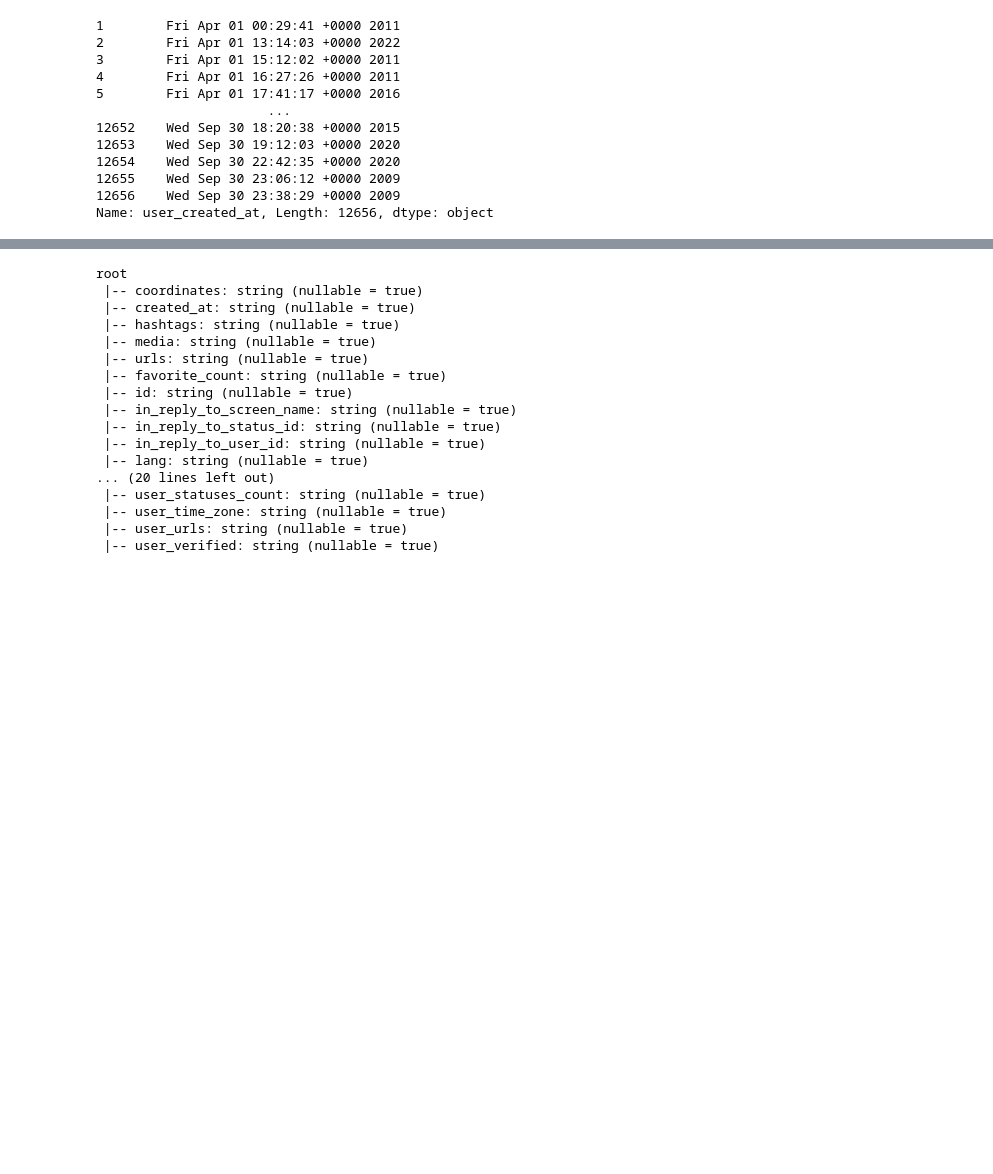
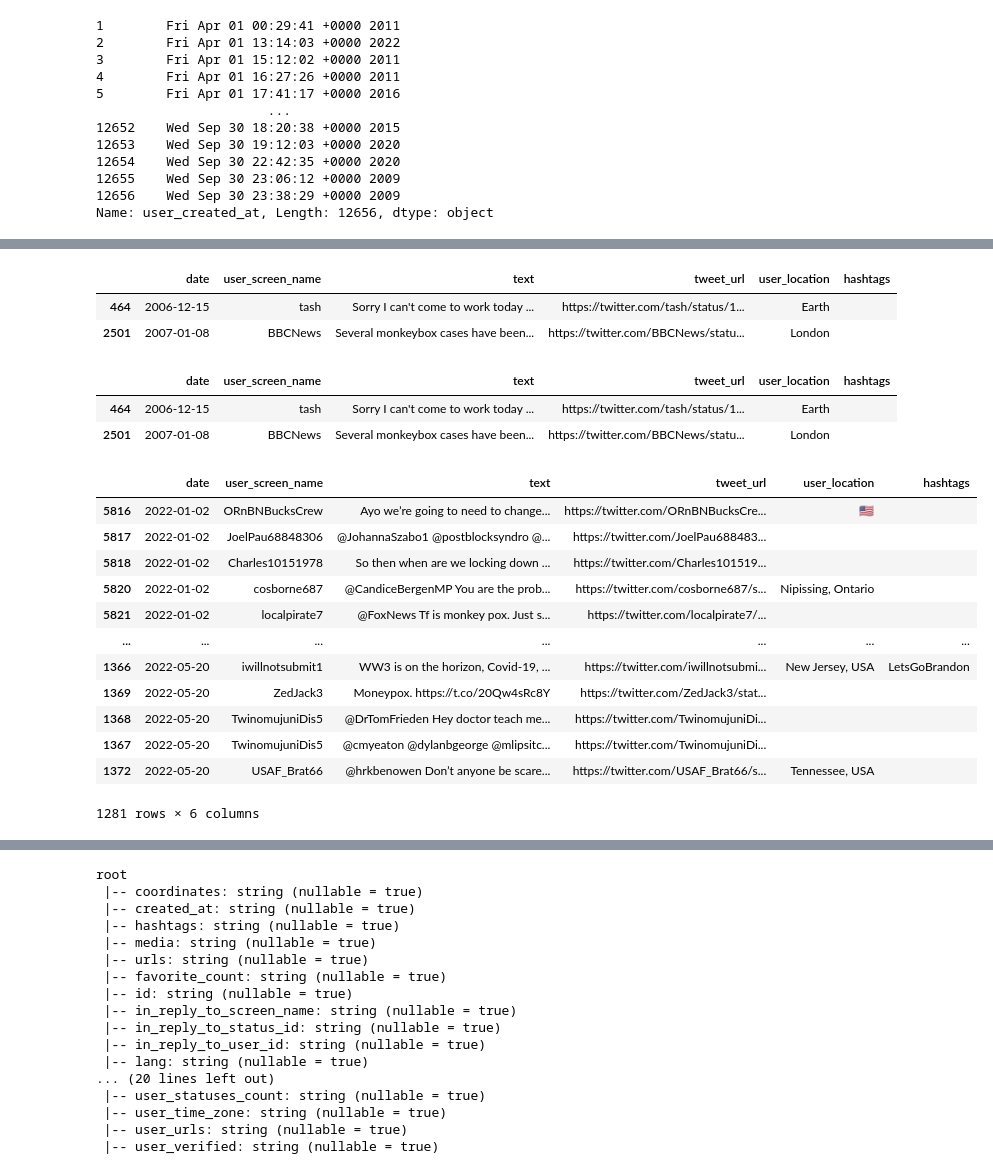
Before and after one commit to slp22/data-engineering-project, a Jupyter notebook: engineering_monkeypox_pipeline.ipynb, the cells around one changed output, grey strips where cells are left out. Cells and saved outputs as stored; diff of their text form; code cells hidden in the pictures; blank space fills up the shorter version.

```diff
--- a/engineering_monkeypox_pipeline.ipynb
+++ b/engineering_monkeypox_pipeline.ipynb
@@ -246,10 +246,3 @@ tweets_1['user_created_at']
 12655    Wed Sep 30 23:06:12 +0000 2009
 12656    Wed Sep 30 23:38:29 +0000 2009
 Name: user_created_at, Length: 12656, dtype: object
-# %%
-# tweets_1['date'] = tweets_1['user_created_at'].astype('datetime64[ns]')
-# tweets_1['date'] = pd.to_datetime(tweets_1['user_created_at'], format='%Y-%m-%dT%l:%M:%S%z')
-# tweets_1['date'] = pd.to_datetime(tweets_1['user_created_at'], infer_datetime_format=True)
-
-
-tweets_1['date'] = pd.to_datetime(tweets_1['user_created_at'], format='%a %b %d %M:%M:%S +0000 %Y')
@@ -258,3 +249,7 @@ error: ignored
+# %%
+tweets_1['date'] = pd.to_datetime(tweets_1['user_created_at'],
+                                  format='%a %b %d %H:%M:%S +0000 %Y',
+                                  errors='coerce').dt.date
 # %%
 tweets_1.info()
 # %%
@@ -273,8 +282,36 @@ tweets_1 = tweets_1[['date',
                      'user_location',
                      'hashtags']]
 tweets_1.head(2)
+# %% [output]
+|  | date | user_screen_name | text | tweet_url | user_location | hashtags |
+| 464 | 2006-12-15 | tash | Sorry I can't come to work today ... | https://twitter.com/tash/status/1... | Earth |  |
+| 2501 | 2007-01-08 | BBCNews | Several monkeybox cases have been... | https://twitter.com/BBCNews/statu... | London |  |
 # %%
 tweets_1 = tweets_1.sort_values('date')
 tweets_1.head(2)
+# %% [output]
+|  | date | user_screen_name | text | tweet_url | user_location | hashtags |
+| 464 | 2006-12-15 | tash | Sorry I can't come to work today ... | https://twitter.com/tash/status/1... | Earth |  |
+| 2501 | 2007-01-08 | BBCNews | Several monkeybox cases have been... | https://twitter.com/BBCNews/statu... | London |  |
+# %%
+# https://stackoverflow.com/questions/22898824/filtering-pandas-dataframes-on-dates
+# https://stackoverflow.com/questions/5619489/troubleshooting-descriptor-date-requires-a-datetime-datetime-object-but-rec
+
+tweets_1 = tweets_1[(tweets_1['date'] > date(2022,1,1))]
+tweets_1
+# %% [output]
+|  | date | user_screen_name | text | tweet_url | user_location | hashtags |
+| 5816 | 2022-01-02 | ORnBNBucksCrew | Ayo we’re going to need to change... | https://twitter.com/ORnBNBucksCre... | 🇺🇸 |  |
+| 5817 | 2022-01-02 | JoelPau68848306 | @JohannaSzabo1 @postblocksyndro @... | https://twitter.com/JoelPau688483... |  |  |
+| 5818 | 2022-01-02 | Charles10151978 | So then when are we locking down ... | https://twitter.com/Charles101519... |  |  |
+| 5820 | 2022-01-02 | cosborne687 | @CandiceBergenMP You are the prob... | https://twitter.com/cosborne687/s... | Nipissing, Ontario |  |
+| 5821 | 2022-01-02 | localpirate7 | @FoxNews Tf is monkey pox. Just s... | https://twitter.com/localpirate7/... |  |  |
+| ... | ... | ... | ... | ... | ... | ... |
+| 1366 | 2022-05-20 | iwillnotsubmit1 | WW3 is on the horizon, Covid-19, ... | https://twitter.com/iwillnotsubmi... | New Jersey, USA | LetsGoBrandon |
+| 1369 | 2022-05-20 | ZedJack3 | Moneypox. https://t.co/20Qw4sRc8Y | https://twitter.com/ZedJack3/stat... |  |  |
+| 1368 | 2022-05-20 | TwinomujuniDis5 | @DrTomFrieden Hey doctor teach me... | https://twitter.com/TwinomujuniDi... |  |  |
+| 1367 | 2022-05-20 | TwinomujuniDis5 | @cmyeaton @dylanbgeorge @mlipsitc... | https://twitter.com/TwinomujuniDi... |  |  |
+| 1372 | 2022-05-20 | USAF_Brat66 | @hrkbenowen Don’t anyone be scare... | https://twitter.com/USAF_Brat66/s... | Tennessee, USA |  |
+1281 rows × 6 columns
 # %%
 tweets_1.info()
```
Also changed, not shown: parts of 5 cells of this notebook.
